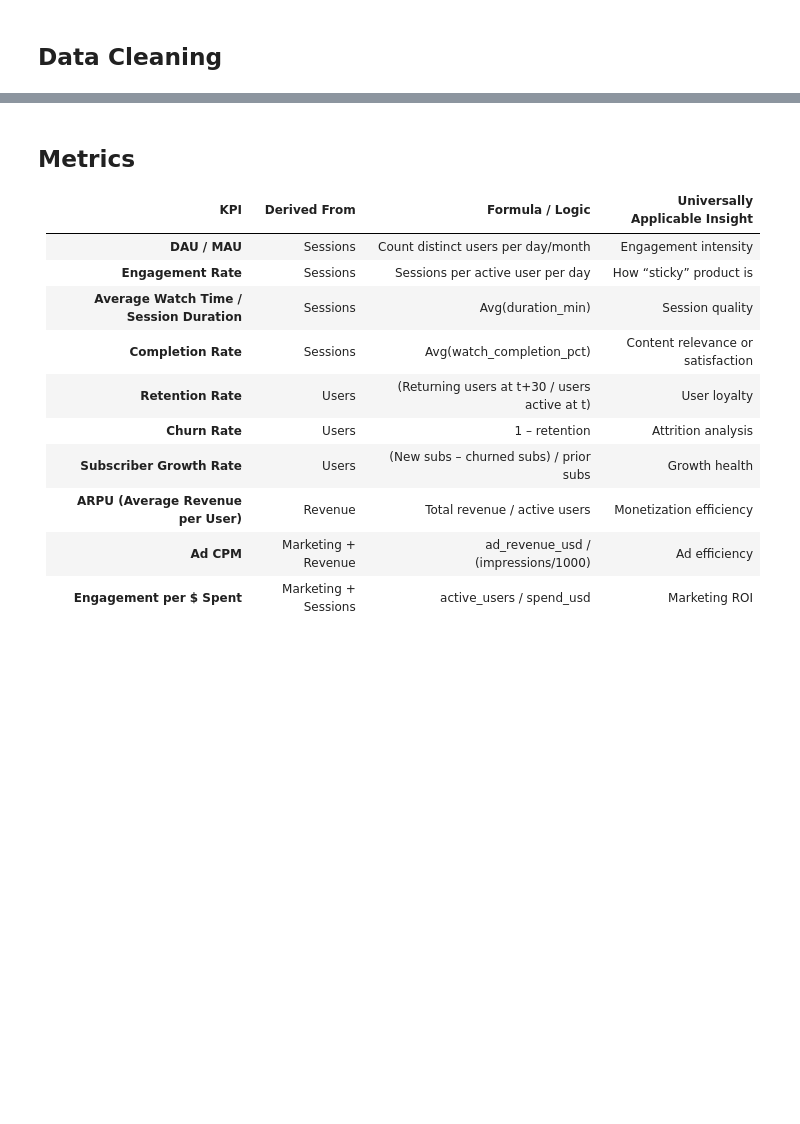
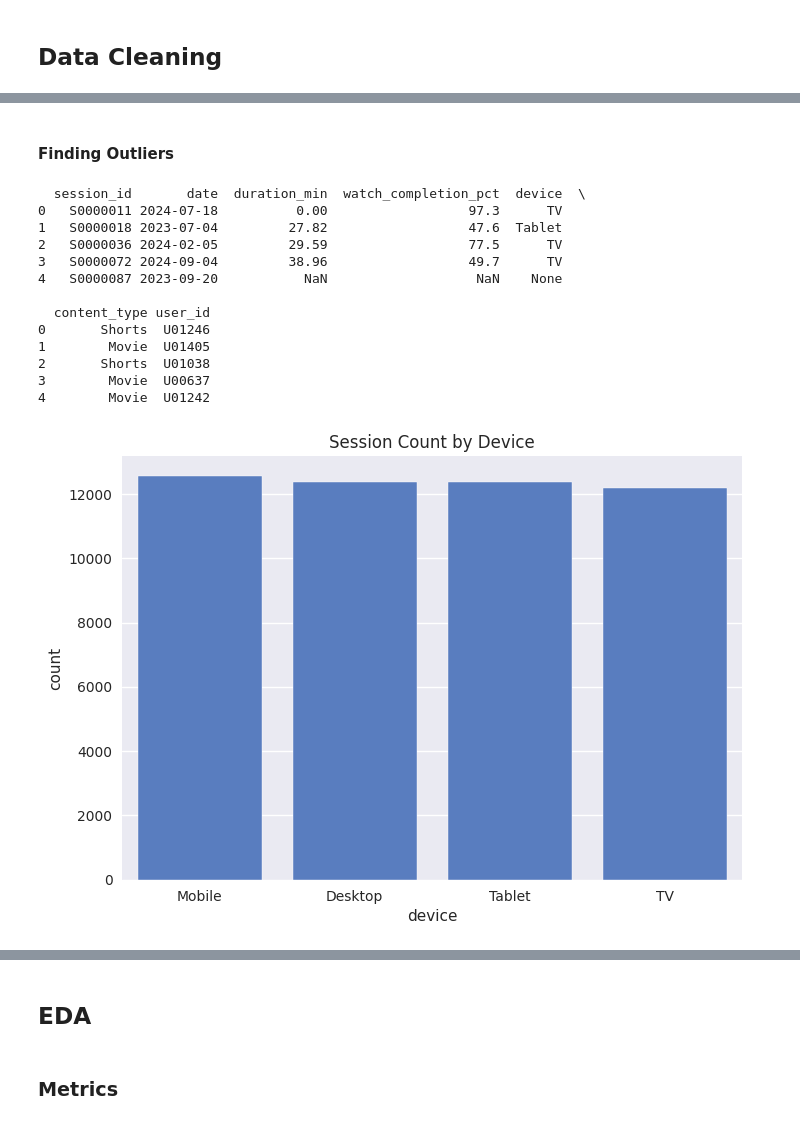
Before and after one commit to jasonho318/finance-analytics-project, a Jupyter notebook: Platform Engagement & Growth Analytics.ipynb, the cells around one changed output, grey strips where cells are left out. Cells and saved outputs as stored; diff of their text form; code cells hidden in the pictures; blank space fills up the shorter version.

```diff
--- a/Platform Engagement & Growth Analytics.ipynb
+++ b/Platform Engagement & Growth Analytics.ipynb
@@ -225,0 +498,40 @@ print(con.execute("DESCRIBE sessions_raw").fetchdf())
+# %% [markdown]
+#### Finding Outliers
+# %%
+print(sessions.head())
+
+sns.countplot(data=sessions, x='device', order=sessions['device'].value_counts().index)
+plt.title('Session Count by Device')
+plt.show()
+
+sns.countplot(data=sessions, x='content_type', order=sessions['content_type'].value_counts().index)
+plt.title('Session Count by Content Type')
+plt.show()
+
+sns.histplot(sessions, x='date', bins=30)
+plt.title('Distribution of Session Dates')
+plt.show()
+
+sns.histplot(sessions, x='watch_completion_pct', bins=50)
+plt.title('Distribution of Watch Completion Percentage')
+plt.show()
+
+sns.histplot(sessions, x='duration_min', bins=50)
+plt.title('Distribution of Session Duration (min)')
+plt.yscale('log')
+plt.show()
+# %% [output]
+  session_id       date  duration_min  watch_completion_pct  device  \
+0   S0000011 2024-07-18          0.00                  97.3      TV
+1   S0000018 2023-07-04         27.82                  47.6  Tablet
+2   S0000036 2024-02-05         29.59                  77.5      TV
+3   S0000072 2024-09-04         38.96                  49.7      TV
+4   S0000087 2023-09-20           NaN                   NaN    None
+
+  content_type user_id
+0       Shorts  U01246
+1        Movie  U01405
+2       Shorts  U01038
+3        Movie  U00637
+4        Movie  U01242
+[figure, added]
@@ -226,15 +542,4 @@ print(con.execute("DESCRIBE sessions_raw").fetchdf())
+# %% [markdown]
+## EDA
 # %% [markdown]
-## Metrics
-
-| KPI                                       | Derived From         | Formula / Logic                               | Universally Applicable Insight    |
-| ----------------------------------------- | -------------------- | --------------------------------------------- | --------------------------------- |
-| **DAU / MAU**                             | Sessions             | Count distinct users per day/month            | Engagement intensity              |
-| **Engagement Rate**                       | Sessions             | Sessions per active user per day              | How “sticky” product is           |
-| **Average Watch Time / Session Duration** | Sessions             | Avg(duration_min)                             | Session quality                   |
-| **Completion Rate**                       | Sessions             | Avg(watch_completion_pct)                     | Content relevance or satisfaction |
-| **Retention Rate**                        | Users                | (Returning users at t+30 / users active at t) | User loyalty                      |
-| **Churn Rate**                            | Users                | 1 – retention                                 | Attrition analysis                |
-| **Subscriber Growth Rate**                | Users                | (New subs – churned subs) / prior subs        | Growth health                     |
-| **ARPU (Average Revenue per User)**       | Revenue              | Total revenue / active users                  | Monetization efficiency           |
-| **Ad CPM**                                | Marketing + Revenue  | ad_revenue_usd / (impressions/1000)           | Ad efficiency                     |
-| **Engagement per $ Spent**                | Marketing + Sessions | active_users / spend_usd                      | Marketing ROI                     |
+### Metrics
```
Also changed, not shown: parts of 20 cells of this notebook.
